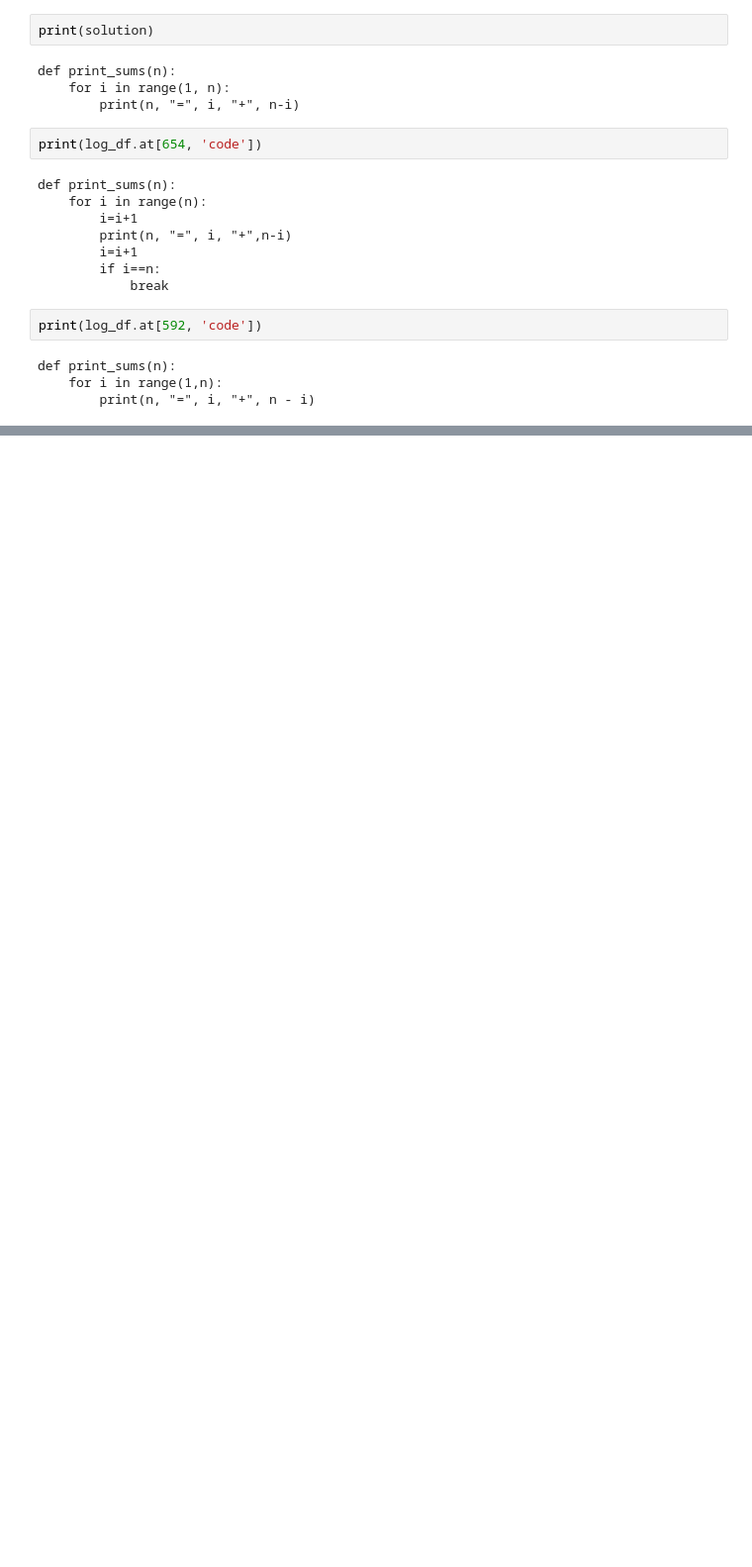
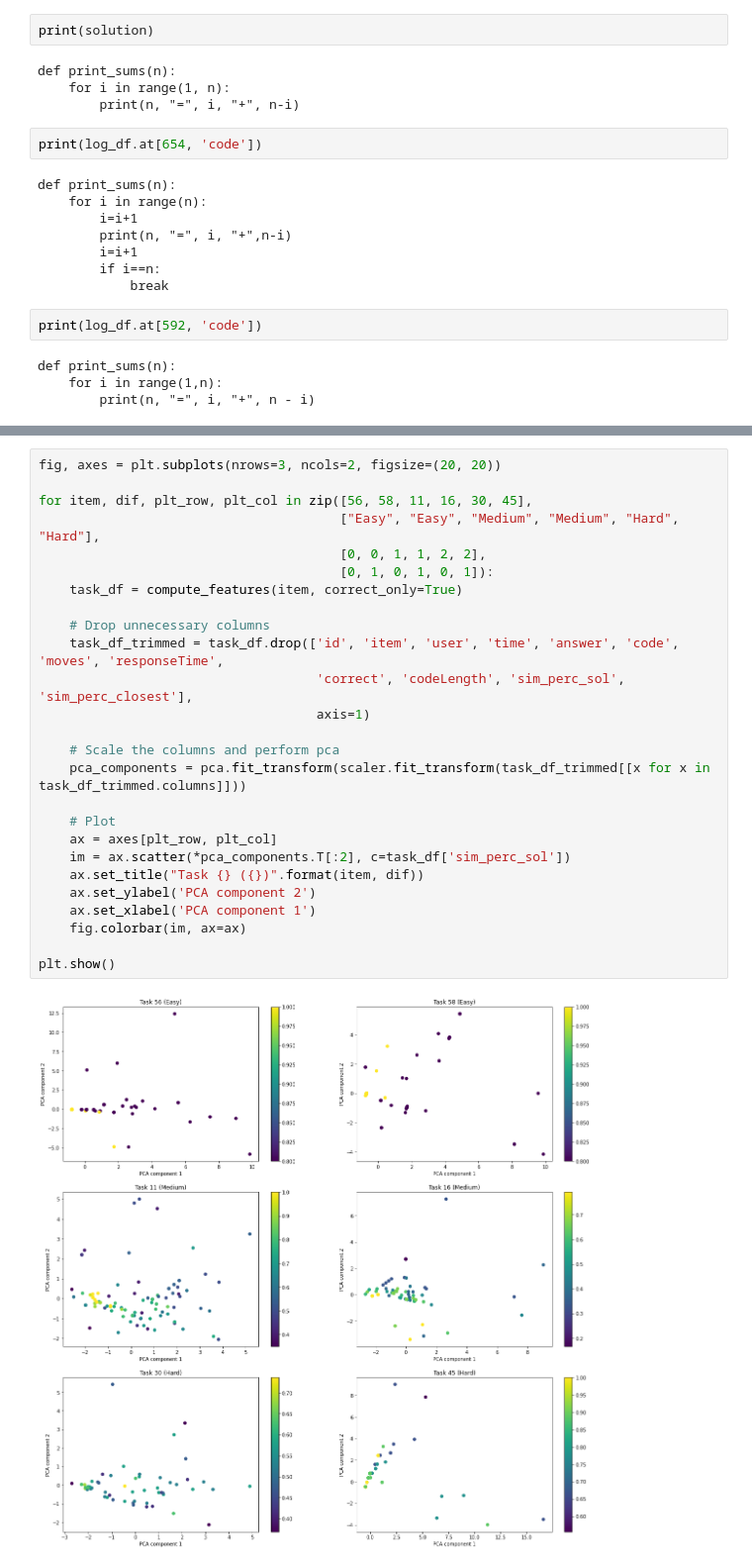
Before and after one commit to rastislavpapco/adaptive-learning-lab, a Jupyter notebook: adaptlearning.ipynb, the cells around one changed output, grey strips where cells are left out. Shown at 99% size. Saved outputs shown, nothing was run; the diff lists cells and outputs as text; blank space fills up the shorter version.

```diff
--- a/adaptlearning.ipynb
+++ b/adaptlearning.ipynb
@@ -554,3 +471,31 @@ def print_sums(n):
+# %%
+fig, axes = plt.subplots(nrows=3, ncols=2, figsize=(20, 20))
+
+for item, dif, plt_row, plt_col in zip([56, 58, 11, 16, 30, 45],
+                                       ["Easy", "Easy", "Medium", "Medium", "Hard", "Hard"],
+                                       [0, 0, 1, 1, 2, 2],
+                                       [0, 1, 0, 1, 0, 1]):
+    task_df = compute_features(item, correct_only=True)
+
+    # Drop unnecessary columns
+    task_df_trimmed = task_df.drop(['id', 'item', 'user', 'time', 'answer', 'code', 'moves', 'responseTime',
+                                    'correct', 'codeLength', 'sim_perc_sol', 'sim_perc_closest'],
+                                    axis=1)
+
+    # Scale the columns and perform pca
+    pca_components = pca.fit_transform(scaler.fit_transform(task_df_trimmed[[x for x in task_df_trimmed.columns]]))
+
+    # Plot
+    ax = axes[plt_row, plt_col]
+    im = ax.scatter(*pca_components.T[:2], c=task_df['sim_perc_sol'])
+    ax.set_title("Task {} ({})".format(item, dif))
+    ax.set_ylabel('PCA component 2')
+    ax.set_xlabel('PCA component 1')
+    fig.colorbar(im, ax=ax)
+
+plt.show()
+# %% [output]
+[figure, added]
 # %% [markdown]
 # Ideas
 
```
Also changed, not shown: parts of 23 cells of this notebook.
